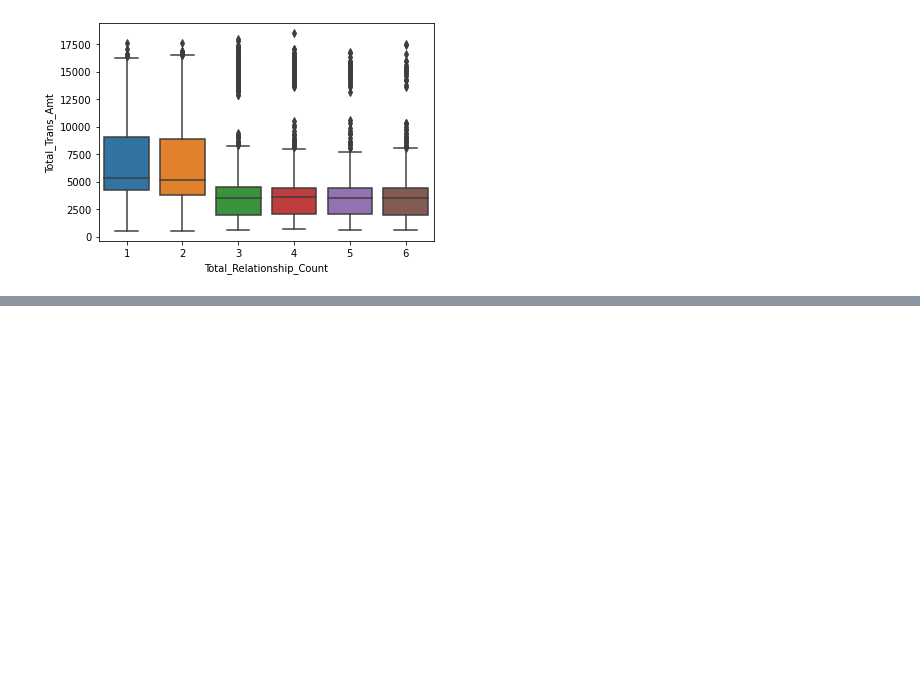
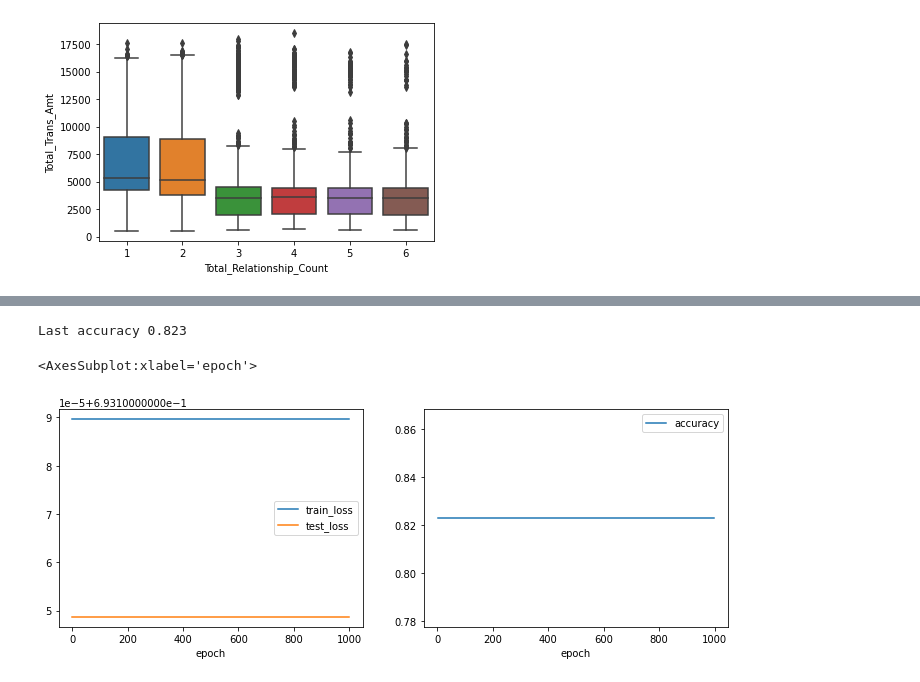
Before and after one commit to Artem123456789/bank_churners_prediction, a Jupyter notebook: main.ipynb, the cells around one changed output, grey strips where cells are left out. Cells and saved outputs as stored; diff of their text form; code cells hidden in the pictures; blank space fills up the shorter version.

Commit message:
torch nn added

```diff
--- a/main.ipynb
+++ b/main.ipynb
@@ -200,3 +200,4 @@ df = pd.concat([df, pd.get_dummies(df["Education_Level"]).drop(columns="Unknown"
 df = pd.concat([df, pd.get_dummies(df["Income_Category"]).drop(columns="Unknown")], axis=1)
 df = pd.concat([df, pd.get_dummies(df["Marital_Status"]).drop(columns="Unknown")], axis=1)
 df = pd.concat([df, pd.get_dummies(df["Card_Category"]).drop(columns="Platinum")], axis=1)
+df = df.drop(columns=["Education_Level", "Income_Category", "Marital_Status", "Card_Category"])
@@ -225,0 +259,4 @@ df.head()
+# %%
+model = Perceptron_RL()
+criterion = nn.CrossEntropyLoss()
+optimizer = torch.optim.SGD(model.parameters(), lr = 0.01)
@@ -225,0 +269,4 @@ df.head()
+# %%
+y_pred = model(x_test)
+before_train = criterion(y_pred, y_test)
+print("Test loss before training" , before_train.item())
@@ -225,0 +275,25 @@ df.head()
+# %%
+import tqdm
+import numpy as np
+EPOCHS = 1000
+volume = []
+
+for epoch in tqdm.trange(1, EPOCHS):
+
+    y_pred = model(x_train)
+    loss = criterion(y_pred, y_train)
+
+    if epoch%100==0:
+        print("Epoch {:}".format(epoch + 1))
+        print("train loss: {}".format(loss.item()), "\n", '-'*50)
+
+    loss.backward()
+    optimizer.step()
+
+    optimizer.zero_grad()
+
+    with torch.no_grad():
+        y_pred = model(x_test)
+        loss_test = criterion(y_pred, y_test)
+        accuracy = (torch.argmax(y_pred, dim=1) == y_test).sum().item() / y_pred.shape[0]
+        volume.append([epoch, loss.data.item(), loss_test.data.item(), accuracy])
@@ -225,0 +328,13 @@ df.head()
+# %%
+volume_ = pd.DataFrame(volume, columns=[
+                      "epoch", "train_loss", "test_loss", "accuracy"]).set_index("epoch")
+
+fig, (ax1, ax2) = plt.subplots(1, 2, figsize=(12, 4))
+
+print("Last accuracy %.3f" % volume_.accuracy.iloc[-1])
+volume_[["train_loss", "test_loss"]].plot(ax=ax1)
+volume_[["accuracy"]].plot(ax=ax2)
+# %% [output]
+Last accuracy 0.823
+<AxesSubplot:xlabel='epoch'>
+[figure, added]
```
Also changed, not shown: parts of 11 cells of this notebook.
